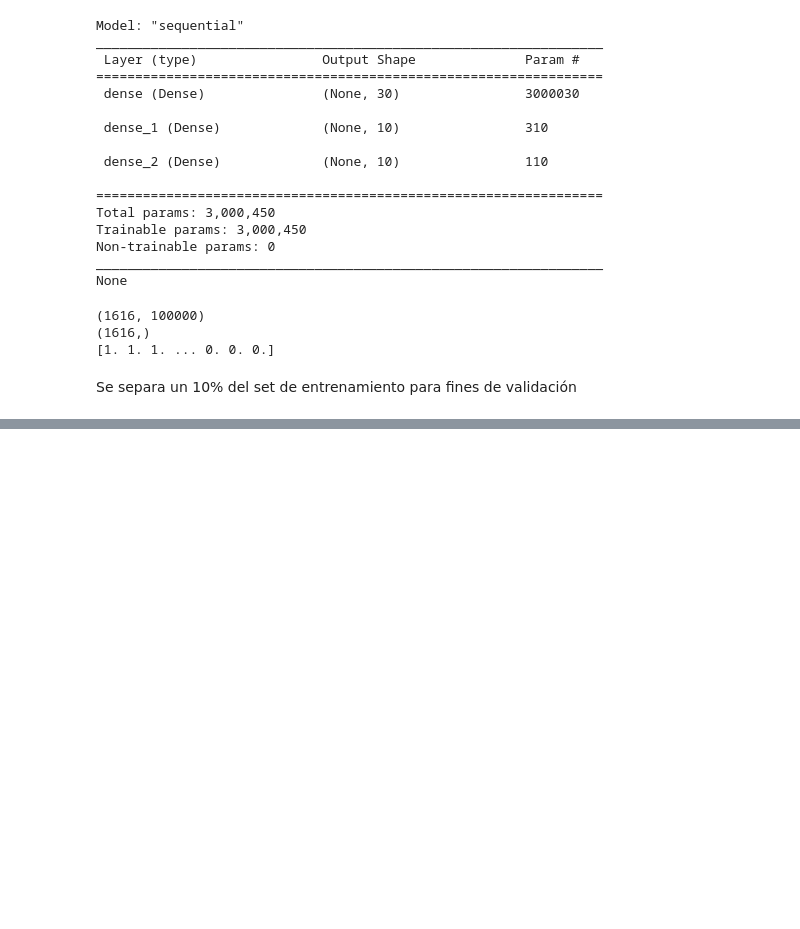
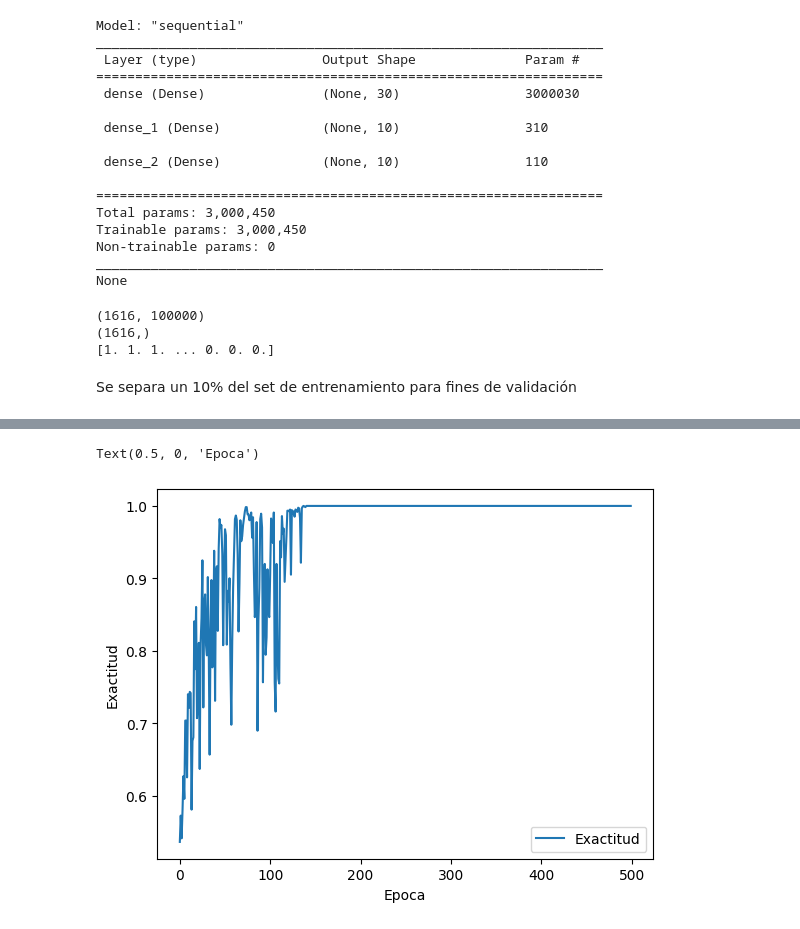
Before and after one commit to aalr007/NavegacionAutonoma, a Jupyter notebook: 4_1_Ejercicio_de_clasificación_con_Keras.ipynb, the cells around one changed output, grey strips where cells are left out. Cells and saved outputs as stored; diff of their text form; code cells hidden in the pictures; blank space fills up the shorter version.

```diff
--- a/4_1_Ejercicio_de_clasificación_con_Keras.ipynb
+++ b/4_1_Ejercicio_de_clasificación_con_Keras.ipynb
@@ -184,0 +182,3 @@ ValueError: ignored
+# %%
+# 25% para el set de prueba
+X_train, X_test, y_train, y_test = train_test_split(X, y, test_size = 0.25, random_state = 42)
@@ -184,0 +187,6 @@ ValueError: ignored
+# %%
+model = Sequential()
+model.add(Dense(units=1, input_dim=100000, activation='sigmoid'))
+model.compile(optimizer=Adam(learning_rate=0.01), loss='binary_crossentropy',  metrics=['accuracy'])
+# %%
+hist = model.fit(x=X_train, y=y_train, verbose=2, batch_size=50,epochs=500, shuffle='true')
@@ -184,0 +228,9 @@ ValueError: ignored
+# %%
+# Exactitud del modelo
+plt.plot(hist.history['accuracy'])
+plt.legend(['Exactitud'])
+plt.ylabel('Exactitud')
+plt.xlabel('Epoca')
+# %% [output]
+Text(0.5, 0, 'Epoca')
+[figure, added]
```
Also changed, not shown: parts of 9 cells of this notebook.
